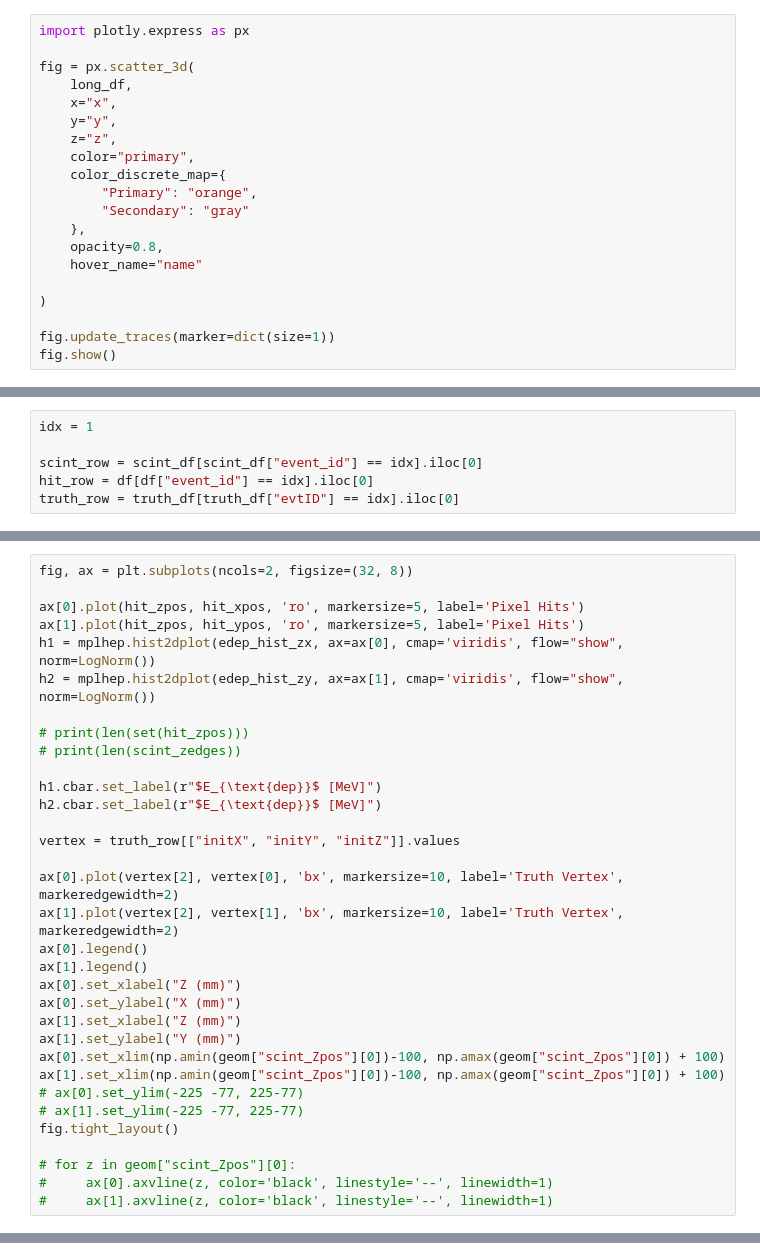
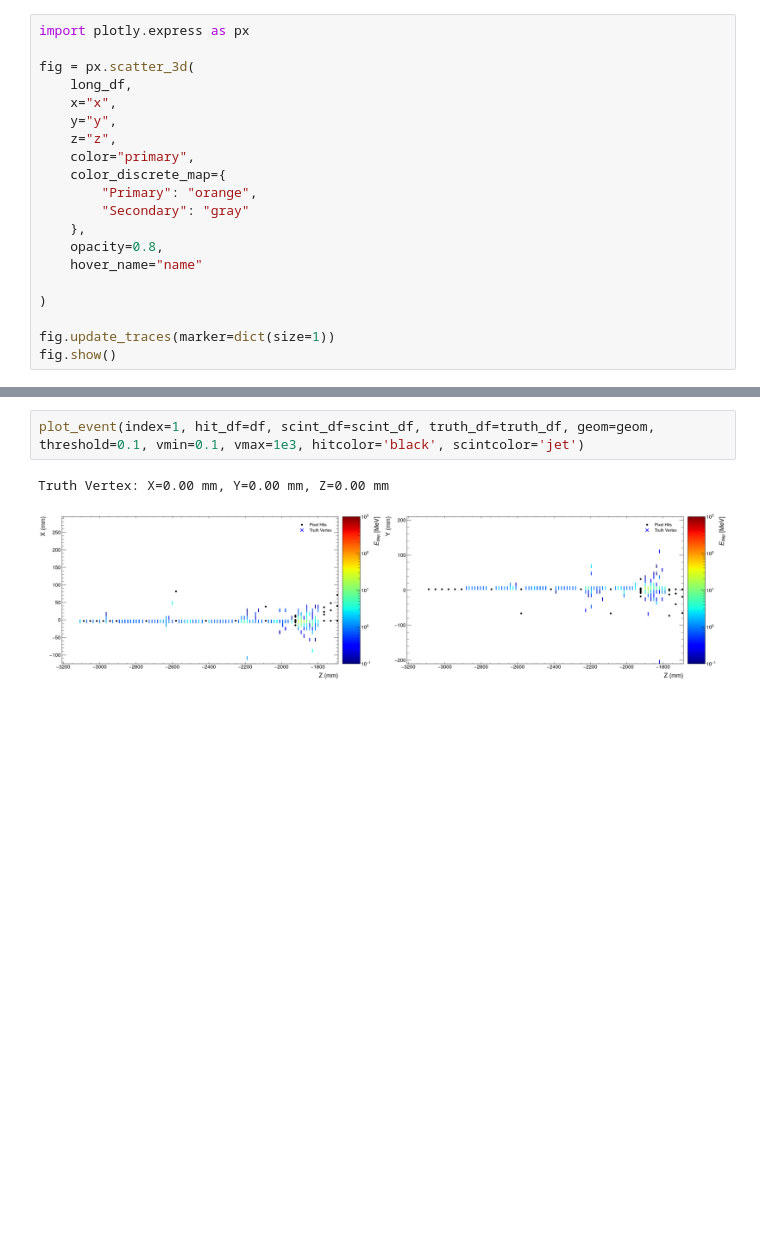
Before and after one commit to PinpointDetector/Pinpoint_G4, a Jupyter notebook: notebooks/3dEventDisplays.ipynb, the cells around one changed output, grey strips where cells are left out. Cells and saved outputs as stored; diff of their text form; blank space fills up the shorter version.

```diff
--- a/notebooks/3dEventDisplays.ipynb
+++ b/notebooks/3dEventDisplays.ipynb
@@ -361,6 +368,0 @@ ax[2].legend(labelcolor='linecolor')
-# %%
-idx = 1
-
-scint_row = scint_df[scint_df["event_id"] == idx].iloc[0]
-hit_row = df[df["event_id"] == idx].iloc[0]
-truth_row = truth_df[truth_df["evtID"] == idx].iloc[0]
@@ -482,33 +368,0 @@ Histogram(
-# %%
-fig, ax = plt.subplots(ncols=2, figsize=(32, 8))
-
-ax[0].plot(hit_zpos, hit_xpos, 'ro', markersize=5, label='Pixel Hits')
-ax[1].plot(hit_zpos, hit_ypos, 'ro', markersize=5, label='Pixel Hits')
-h1 = mplhep.hist2dplot(edep_hist_zx, ax=ax[0], cmap='viridis', flow="show", norm=LogNorm())
-h2 = mplhep.hist2dplot(edep_hist_zy, ax=ax[1], cmap='viridis', flow="show", norm=LogNorm())
-
-# print(len(set(hit_zpos)))
-# print(len(scint_zedges))
-
-h1.cbar.set_label(r"$E_{\text{dep}}$ [MeV]")
-h2.cbar.set_label(r"$E_{\text{dep}}$ [MeV]")
-
-vertex = truth_row[["initX", "initY", "initZ"]].values
-
-ax[0].plot(vertex[2], vertex[0], 'bx', markersize=10, label='Truth Vertex', markeredgewidth=2)
-ax[1].plot(vertex[2], vertex[1], 'bx', markersize=10, label='Truth Vertex', markeredgewidth=2)
-ax[0].legend()
-ax[1].legend()
-ax[0].set_xlabel("Z (mm)")
-ax[0].set_ylabel("X (mm)")
-ax[1].set_xlabel("Z (mm)")
-ax[1].set_ylabel("Y (mm)")
-ax[0].set_xlim(np.amin(geom["scint_Zpos"][0])-100, np.amax(geom["scint_Zpos"][0]) + 100)
-ax[1].set_xlim(np.amin(geom["scint_Zpos"][0])-100, np.amax(geom["scint_Zpos"][0]) + 100)
-# ax[0].set_ylim(-225 -77, 225-77)
-# ax[1].set_ylim(-225 -77, 225-77)
-fig.tight_layout()
-
-# for z in geom["scint_Zpos"][0]:
-#     ax[0].axvline(z, color='black', linestyle='--', linewidth=1)
-#     ax[1].axvline(z, color='black', linestyle='--', linewidth=1)
@@ -516,0 +511,5 @@ fig.tight_layout()
+# %%
+plot_event(index=1, hit_df=df, scint_df=scint_df, truth_df=truth_df, geom=geom, threshold=0.1, vmin=0.1, vmax=1e3, hitcolor='black', scintcolor='jet')
+# %% [output]
+Truth Vertex: X=0.00 mm, Y=0.00 mm, Z=0.00 mm
+[figure, added]
```
Also changed, not shown: parts of 11 cells of this notebook, 8 other files.
